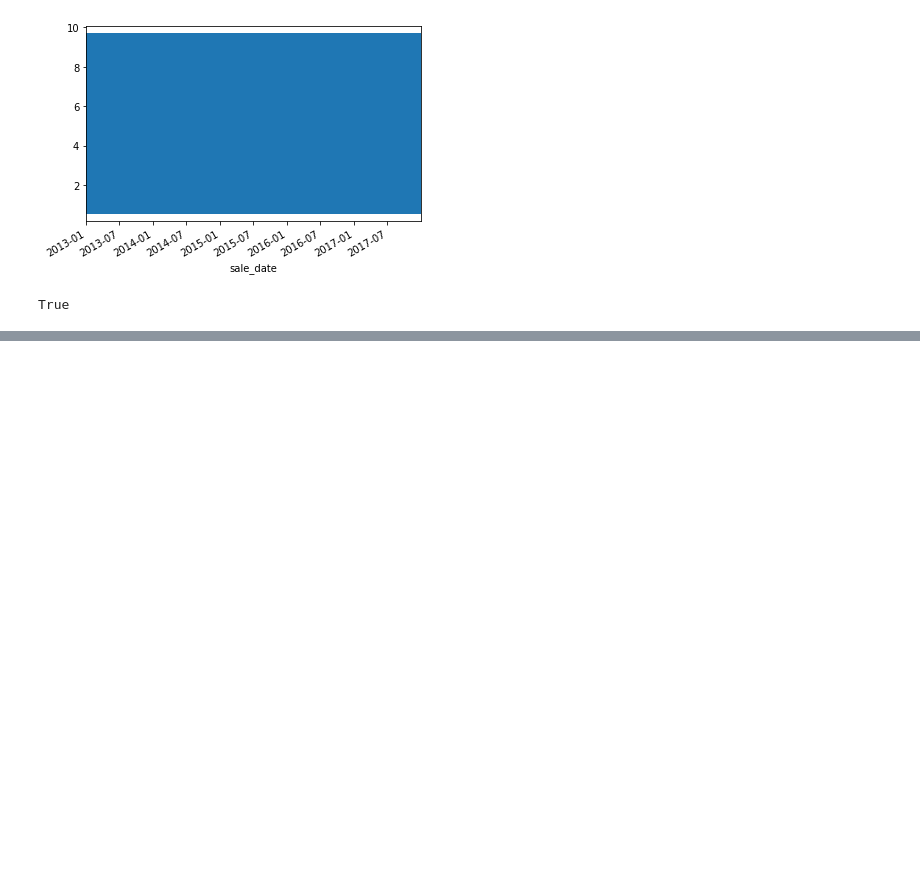
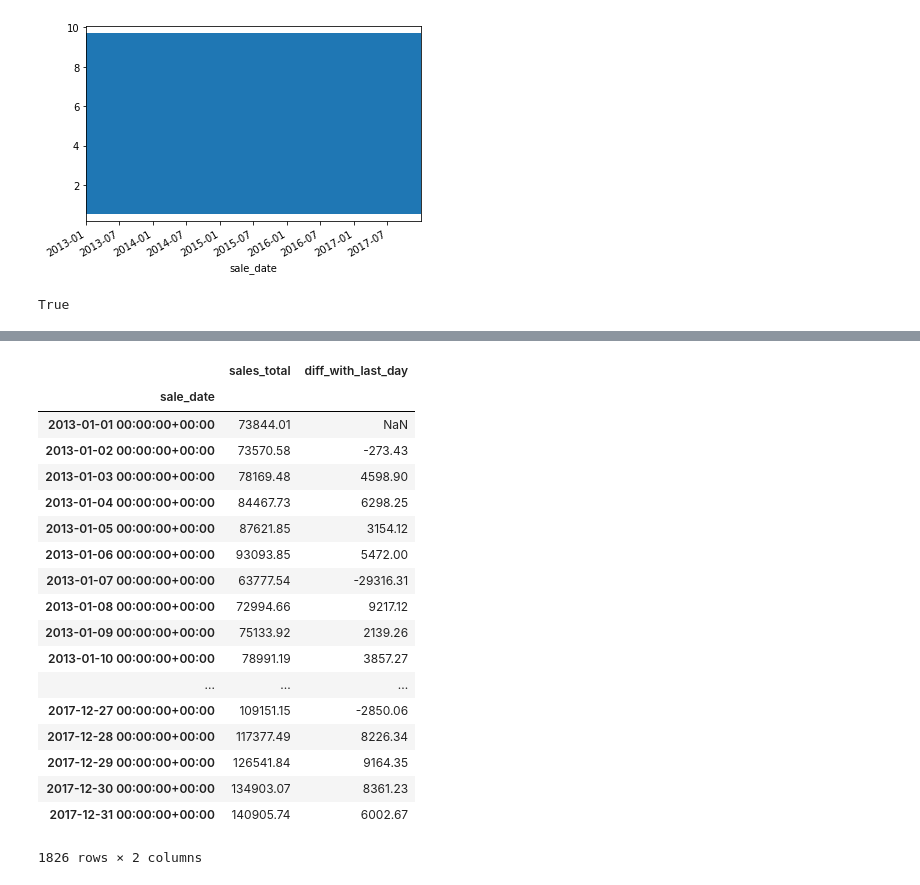
Before and after one commit to misty-garcia/ds-methodologies-exercises, a Jupyter notebook: time_series/prepare-exercise.ipynb, the cells around one changed output, grey strips where cells are left out. Drawn from its saved outputs; the diff is of its cells as text; code cells hidden in the pictures; blank space fills up the shorter version.

```diff
--- a/time_series/prepare-exercise.ipynb
+++ b/time_series/prepare-exercise.ipynb
@@ -84,0 +92,5 @@ True
+# %%
+df['sales_total'] = df.sale_amount * df.item_price
+# %%
+sales_by_day = df.resample("D")[["sales_total"]].sum()
+sales_by_day
@@ -84,0 +117,24 @@ True
+# %%
+sales_by_day["diff_with_last_day"]=sales_by_day.sales_total.diff()
+
+sales_by_day
+# %% [output]
+|  | sales_total | diff_with_last_day |
+| sale_date |  |  |
+| 2013-01-01 00:00:00+00:00 | 73844.01 | NaN |
+| 2013-01-02 00:00:00+00:00 | 73570.58 | -273.43 |
+| 2013-01-03 00:00:00+00:00 | 78169.48 | 4598.90 |
+| 2013-01-04 00:00:00+00:00 | 84467.73 | 6298.25 |
+| 2013-01-05 00:00:00+00:00 | 87621.85 | 3154.12 |
+| 2013-01-06 00:00:00+00:00 | 93093.85 | 5472.00 |
+| 2013-01-07 00:00:00+00:00 | 63777.54 | -29316.31 |
+| 2013-01-08 00:00:00+00:00 | 72994.66 | 9217.12 |
+| 2013-01-09 00:00:00+00:00 | 75133.92 | 2139.26 |
+| 2013-01-10 00:00:00+00:00 | 78991.19 | 3857.27 |
+| ... | ... | ... |
+| 2017-12-27 00:00:00+00:00 | 109151.15 | -2850.06 |
+| 2017-12-28 00:00:00+00:00 | 117377.49 | 8226.34 |
+| 2017-12-29 00:00:00+00:00 | 126541.84 | 9164.35 |
+| 2017-12-30 00:00:00+00:00 | 134903.07 | 8361.23 |
+| 2017-12-31 00:00:00+00:00 | 140905.74 | 6002.67 |
+1826 rows × 2 columns
```
Also changed, not shown: parts of 5 cells of this notebook, 3 other files.
